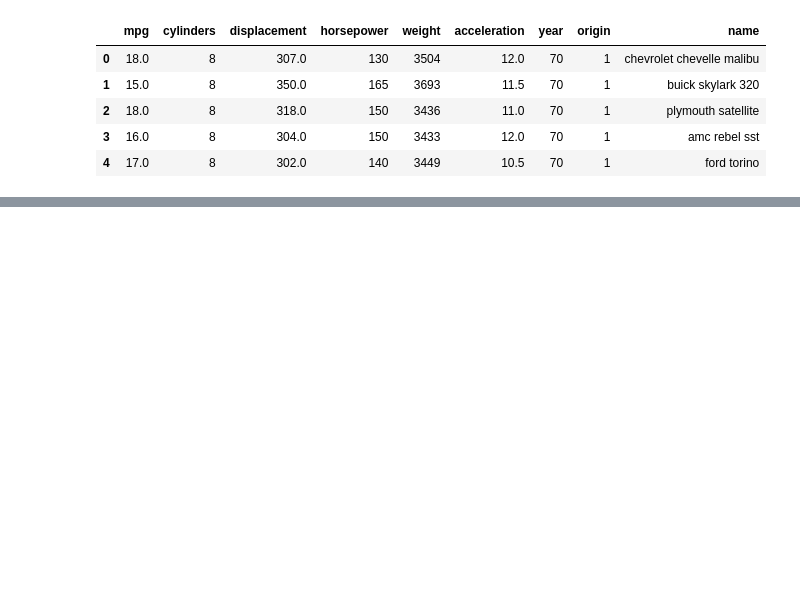
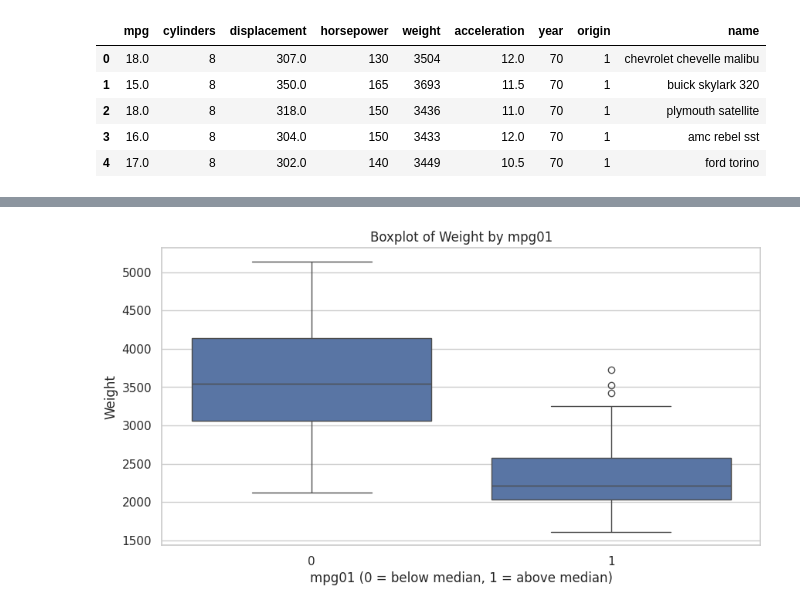
Before and after one commit to zacmac13/Methods-in-Data-Science, a Jupyter notebook: project.ipynb, the cells around one changed output, grey strips where cells are left out. Saved outputs shown, nothing was run; the diff lists cells and outputs as text; code cells hidden in the pictures; blank space fills up the shorter version.

```diff
--- a/project.ipynb
+++ b/project.ipynb
@@ -681,0 +276,9 @@ Using all the predictors in one model shows different results, there are now 7 n
+# %%
+plt.figure(figsize=(10, 5))
+sns.boxplot(x='mpg01', y='weight', data=auto)
+plt.title('Boxplot of Weight by mpg01')
+plt.xlabel('mpg01 (0 = below median, 1 = above median)')
+plt.ylabel('Weight')
+plt.show()
+# %% [output]
+[figure, added]
```
Also changed, not shown: parts of 82 cells of this notebook.
